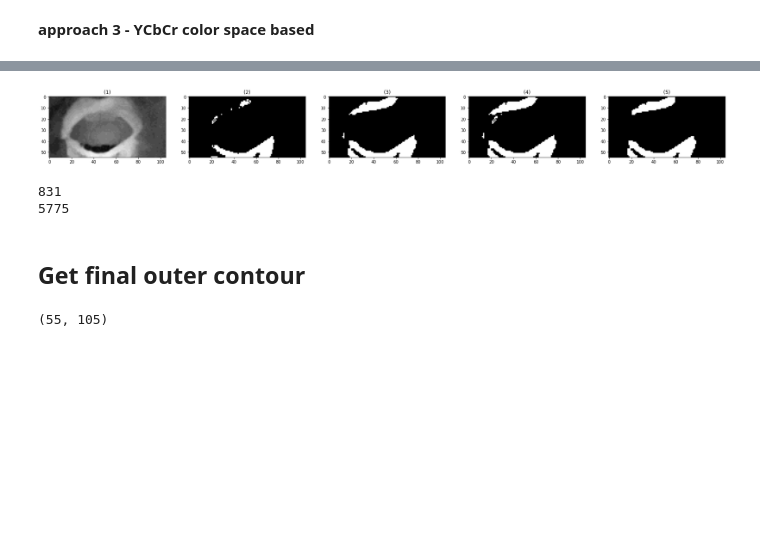
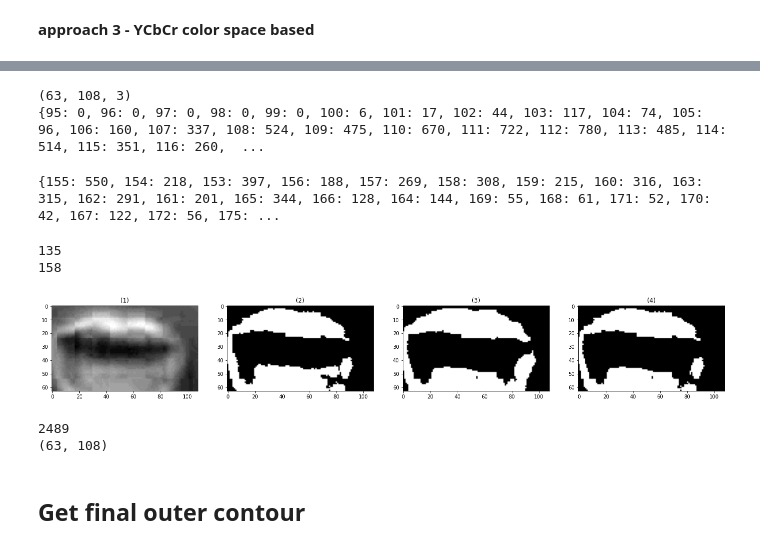
Before and after one commit to LoayMoh99/My_Social_Eye, a Jupyter notebook: Speaker_Detection/mouth_detection/MouthDetection.ipynb, the cells around one changed output, grey strips where cells are left out. Drawn from its saved outputs; the diff is of its cells as text; code cells hidden in the pictures; blank space fills up the shorter version.

```diff
--- a/Speaker_Detection/mouth_detection/MouthDetection.ipynb
+++ b/Speaker_Detection/mouth_detection/MouthDetection.ipynb
@@ -113,6 +122,7 @@ def getROI(mouth):
 
     #showing contours
     temp = np.zeros_like(mouth)
+    temp2 = np.zeros_like(mouth)
     #one connected component or 2 connected component
     connected = True
 
@@ -120,7 +130,9 @@ def getROI(mouth):
     largest_two_cnts=contours[0:2]
     print(cv2.contourArea(largest_two_cnts[0]))
     cv2.drawContours(temp, largest_two_cnts, -1, (255,0,0), 1) #draw all contours
-    show_images([temp],["2 largest cnts"])
+    cv2.drawContours(temp2, contours, -1, (255,0,0), 1) #draw all contours
+
+    show_images([temp2,temp],["All contours","2 largest cnts"])
 
 
     #if 2 components are nested , inside = 1 , else , components are not connected
@@ -143,8 +155,8 @@ def getROI(mouth):
         x2,y2,w2,h2 = cv2.boundingRect(largest_two_cnts[1])
         cv2.rectangle(temp,(x2,y2),(x2+w2,y2+h2),(255,255,255),1)
 
-        print("area difference : ",cv2.contourArea(largest_two_cnts[0])-cv2.contourArea(largest_two_cnts[1]))
-        if cv2.contourArea(largest_two_cnts[0])-cv2.contourArea(largest_two_cnts[1]) >500:      #if the size of second largest is negligible in comparison to first , discard it
+        print("area difference : ",cv2.contourArea(largest_two_cnts[0])-cv2.contourArea(largest_two_cnts[1])," 1/2 pf largest :" ,int(0.4*cv2.contourArea(largest_two_cnts[0])))
+        if cv2.contourArea(largest_two_cnts[0])-cv2.contourArea(largest_two_cnts[1]) > 400:      #if the size of second largest is negligible in comparison to first , discard it
             print("not connected ",x1,y1,w1,h1)
             ROI = mouth_open[max(2,y1-int(0.10*mouth.shape[0])):min(mouth.shape[0],y1+h1+int(0.10*mouth.shape[0])),max(2,x1-int(0.2*mouth.shape[1])):min(mouth.shape[1],x1+w1+int(0.2*mouth.shape[1])),:]
         else:
@@ -353,3 +383,25 @@ for i in range(cb.shape[0]):
+# %%
+print(ROI.shape)
+ROI_Ycbcr = rgb2ycbcr(ROI)
+
+Y = ROI_Ycbcr[:,:,0]
+cb = ROI_Ycbcr[:,:,1]
+cr = ROI_Ycbcr[:,:,2]
+
+#N = np.sum(cb > 100)
+
+N1=0
+s1=0
+nk=dict()
+for k in range(95,256):
+    temp = cb == k
+    sum_value = np.sum(temp)
+    nk[k]=sum_value
+
+print(nk)
+# %% [output]
+(63, 108, 3)
+{95: 0, 96: 0, 97: 0, 98: 0, 99: 0, 100: 6, 101: 17, 102: 44, 103: 117, 104: 74, 105: 96, 106: 160, 107: 337, 108: 524, 109: 475, 110: 670, 111: 722, 112: 780, 113: 485, 114: 514, 115: 351, 116: 260,  ...
 # %%
 #lip color and color of skin of Cb component are more than 100
 # ni : number of pixels who’s value is i
@@ -366,11 +418,15 @@ s2=0
 nk=dict()
 for i in range(cr.shape[0]):
     for j in range(cr.shape[1]):
-        for k in range(155,256):
+        for k in range(140,256):
             if cr[i,j] == k and (k not in nk):
                 nk[k] = 1
             elif  cr[i,j] == k:
                 nk[k]+=1
+
+print(nk)
+# %% [output]
+{155: 550, 154: 218, 153: 397, 156: 188, 157: 269, 158: 308, 159: 215, 160: 316, 163: 315, 162: 291, 161: 201, 165: 344, 166: 128, 164: 144, 169: 55, 168: 61, 171: 52, 170: 42, 167: 122, 172: 56, 175: ...
 # %%
 N2 = sum(nk.values())
 
@@ -380,31 +436,34 @@ t2 = S2 / N2
 # %%
 thresh1 = int((t1 + t2)/2)
 thresh2 = int(t2)
+print(thresh1)
+print(thresh2)
+# %% [output]
+135
+158
 # %%
 cbcr_avg = np.uint8((np.int16(cb)+np.int16(cr))/2)
 
 cbcr_avg_binary = cbcr_avg > thresh1
 cr_binary = cr > thresh2
-lip_noisy = np.logical_or(cbcr_avg_binary,cr_binary)
+lip_noisy = np.logical_and(cbcr_avg_binary,cr_binary)
 
-lip_cleaned = opening(lip_noisy,selem=square(3))
-# lip_cleaned = erosion(lip_noisy,selem=square(9))
+lip_cleaned = opening(lip_noisy,selem=square(5))
 # %%
-show_images([cbcr_avg,cbcr_avg_binary,cr_binary,lip_noisy,lip_cleaned])
+show_images([cbcr_avg,cbcr_avg_binary,cr_binary,lip_noisy])
 # %% [output]
-[figure, old version]
+[figure, new version]
 # %%
 
 print(np.sum(lip_noisy))
-print(lip_noisy.shape[0]*lip_noisy.shape[1])
+print(lip_noisy.shape)
 # %% [output]
-831
-5775
+2489
+(63, 108)
 # %% [markdown]
 ## Get final outer contour
 # %%
-print(lip_cleaned.shape)
+# print(lip_cleaned.shape)
 # lip_cleaned = resize(lip_cleaned,(64,64,3))
-lip_cleaned = np.uint8(lip_cleaned*255) # convert the clean image into uint8
+lip_noisy.resize((64,64))
+lip_cleaned = np.uint8(lip_noisy*255) # convert the clean image into uint8
-# %% [output]
-(55, 105)
```
Also changed, not shown: parts of 11 cells of this notebook, 3 other files.
